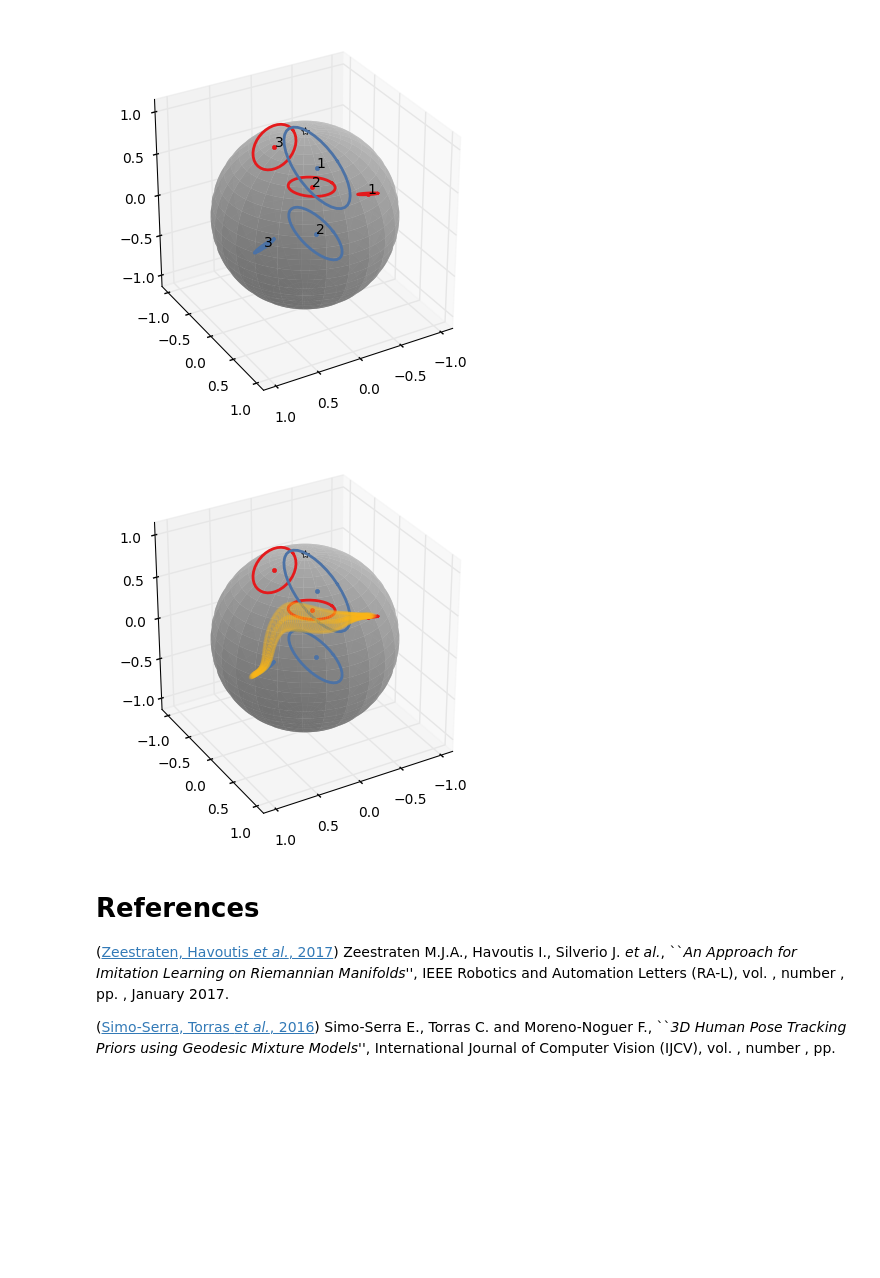
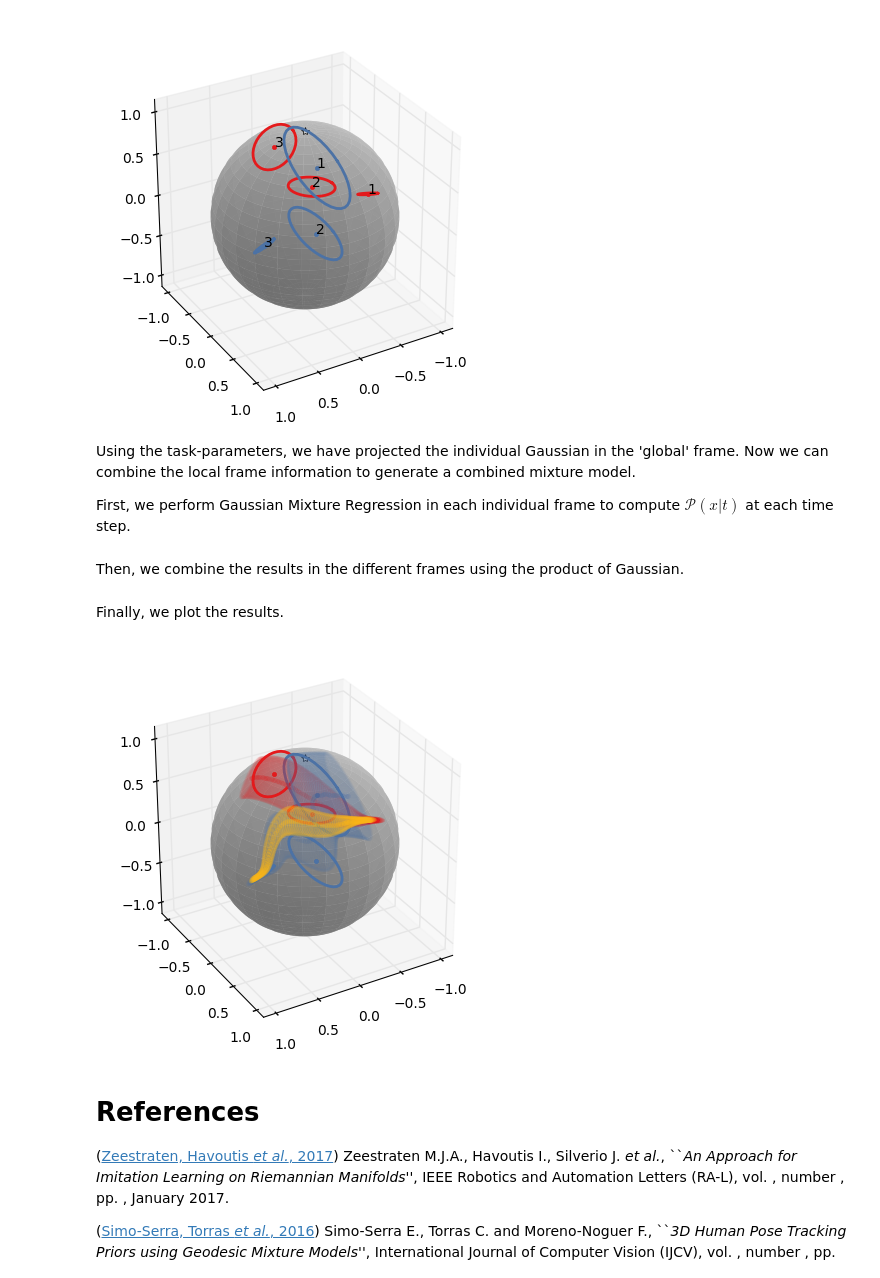
Before and after one commit to vonHartz/riepybdlib, a Jupyter notebook: examples/riepybdlib_tutorial.ipynb, the cells around one changed output. Saved outputs shown, nothing was run; the diff lists cells and outputs as text; code cells hidden in the pictures; blank space fills up the shorter version.

```diff
--- a/examples/Tutorial.ipynb
+++ b/examples/riepybdlib_tutorial.ipynb
@@ -284,6 +295,4 @@ plt.legend()
 # %%
-(data,_,_) = pbddata.get_tp_dataS2(use_time=True)
-
 gmms = []
 for frame_data in data: # For each reference frame
     # Frame_data consists of lists of demonstrations.
@@ -293,7 +302,7 @@ for frame_data in data: # For each reference frame
     t = m_times2.swapto_tupleoflist(m_data)[0]
 
     # Compute GMM
-    gmm = rs.GMM(m_times2,3)
+    gmm = rs.GMM(m_times2,n_components=3)
     gmm.init_time_based(t[:,0],m_data)
     gmm.fit(m_data,reg_lambda=1e-5)
 
@@ -364,3 +377,7 @@ for i, gmm in enumerate(gmms_lt):
     ax.view_init(30,60)
 # %% [output]
 [figure]
+# %% [markdown]
+Using the task-parameters, we have projected the individual Gaussian in the 'global' frame. Now we can combine the local frame information to generate a combined mixture model.
+
+First, we perform Gaussian Mixture Regression in each individual frame to compute $\mathcal{P}(x|t)$ at each time step.
@@ -366,0 +387,2 @@ for i, gmm in enumerate(gmms_lt):
+# %% [markdown]
+Then, we combine the results in the different frames using the product of Gaussian.
@@ -367,30 +393,27 @@ for i, gmm in enumerate(gmms_lt):
+# %% [markdown]
+Finally, we plot the results.
 # %%
-
-
-# Compute GMR in each frame:
-g1 = gmms_lt[0].gmr(t[0:200:2],i_in=0,i_out=1)
-g2 = gmms_lt[1].gmr(t[0:200:2],i_in=0,i_out=1)
-
-# Compute product of Gaussian
-g1g2 = []
-for i in range(len(g1)):
-    g1g2.append(g1[i]*g2[i])
-
 plt.figure(figsize=(5,5) )
 ax = plt.subplot(111,projection='3d')
 s2_fcts.plot_manifold(ax)
 for i, gmm in enumerate(gmms_lt):
     # Plot Gaussians
     for j,g in enumerate(gmm.gaussians):
         g = g.margin(1)
         s2_fcts.plot_gaussian(ax,g.mu,g.sigma,color=cols[i,:],showtangent=False)
 
+# Plot the tubes of Gaussian Resulting from GMR on g1 and g2:
+for i, gmm in enumerate([g1,g2]):
+    for g in gmm:
+        pbdplt.plot_gaussian_s2(ax,g.mu,g.sigma,color=cols[i,:],
+                               showtangent=False,linealpha=0.1)
+# Plot the result of the product of Gaussian:
 for j,g in enumerate(g1g2):
     s2_fcts.plot_gaussian(ax,g.mu,g.sigma,color=cols[5,:],showtangent=False,
                          linealpha=0.2)
 ax.view_init(30,60)
 # %% [output]
-[figure, old version]
+[figure, new version]
 # %% [markdown]
 # References
 
```
Also changed, not shown: parts of 18 cells of this notebook, 1 other file.
